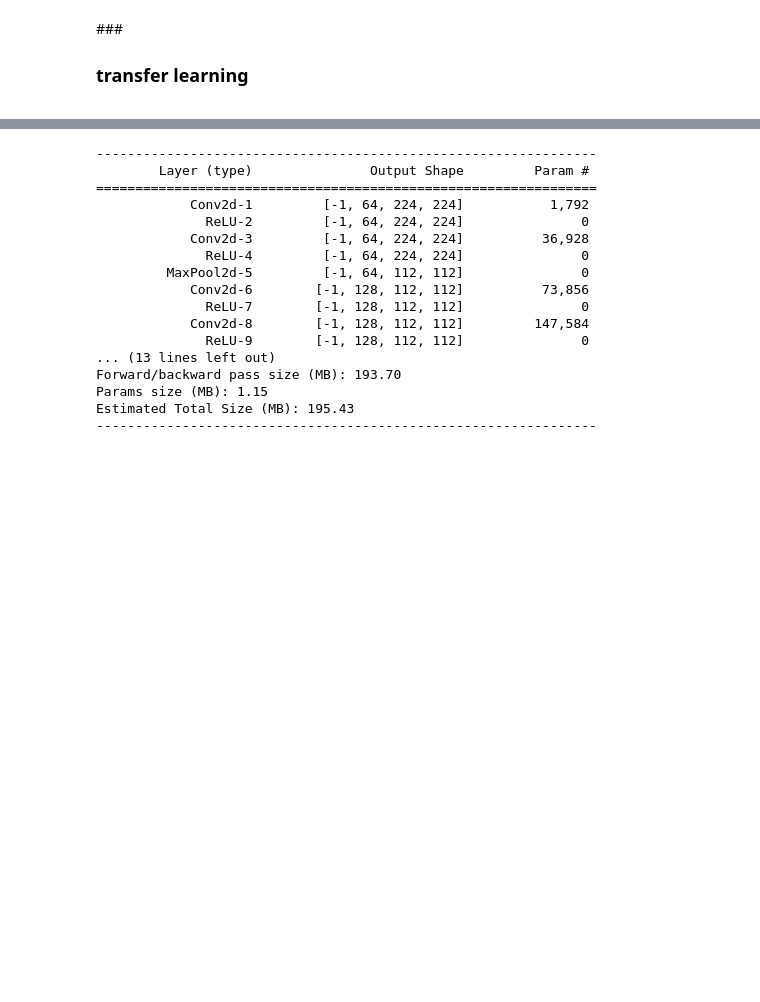
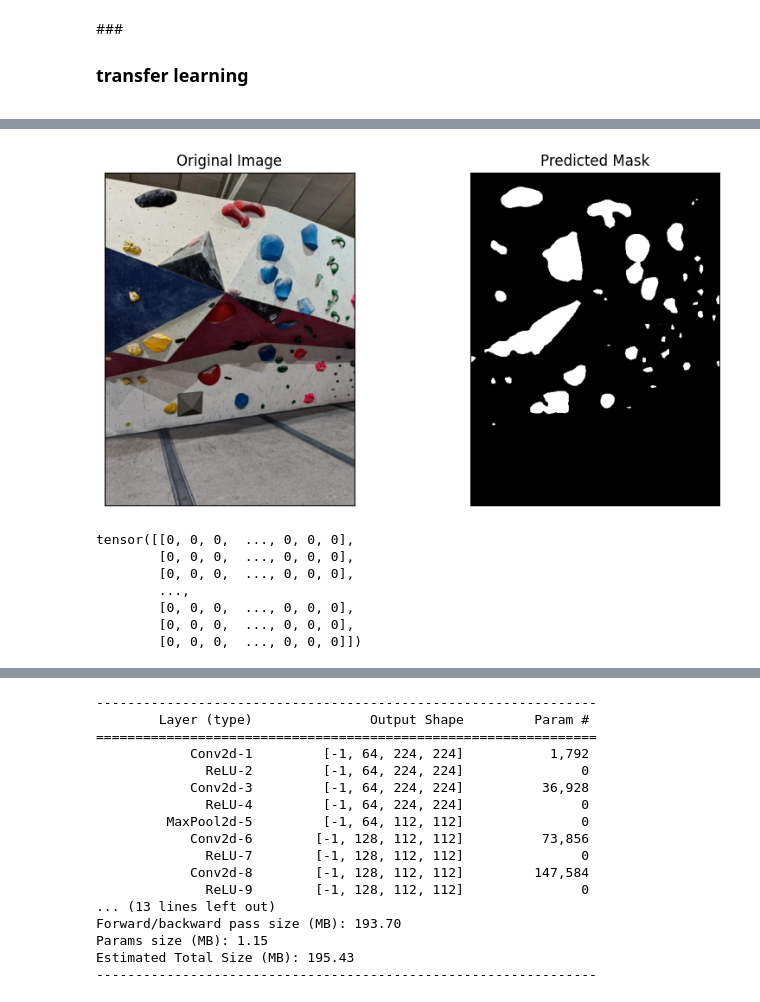
Before and after one commit to ydsyvn/Climbing-Hold-Segmentation, a Jupyter notebook: final_project_hold_segmentation.ipynb, the cells around one changed output, grey strips where cells are left out. Drawn from its saved outputs; the diff is of its cells as text; code cells hidden in the pictures; blank space fills up the shorter version.

```diff
--- a/final_project_hold_segmentation.ipynb
+++ b/final_project_hold_segmentation.ipynb
@@ -185,6 +156,10 @@ model = model.to(device)
 # %%
+# Define the loss function
 criterion = nn.CrossEntropyLoss()
-optimizer = optim.SGD(model.parameters(), lr=0.001, momentum=0.9)
+
+# Define the optimizer
+optimizer = torch.optim.Adam(model.parameters(), lr=0.001)
 # %%
-train_loader = DataLoader(train_dataset, batch_size=4, shuffle=True, num_workers=4)
-val_loader = DataLoader(val_dataset, batch_size=4, shuffle=False, num_workers=4)
+# Create data loaders
+train_loader = DataLoader(train_dataset, batch_size=8, shuffle=True)
+val_loader = DataLoader(val_dataset, batch_size=8, shuffle=False)
@@ -235,0 +207,43 @@ print(f'Accuracy: {eval_accuracy}')
+# %%
+def predict_and_show(model, image, device):
+    model.eval()
+    with torch.no_grad():
+        image = image.to(device)
+        output = model(image.unsqueeze(0))['out']
+        _, predicted = torch.max(output, 1)
+        predicted = predicted.squeeze(0).cpu()
+
+    # Convert the tensor image to PIL image
+    pil_image = F.to_pil_image(image.cpu())
+
+    # Create a subplot
+    fig, axs = plt.subplots(1, 2, figsize=(10, 5))
+
+    # Display the original image
+    axs[0].imshow(pil_image)
+    axs[0].set_title('Original Image')
+
+    # Display the mask
+    axs[1].imshow(predicted, cmap='gray')
+    axs[1].set_title('Predicted Mask')
+
+    # Remove the x and y ticks
+    for ax in axs:
+        ax.set_xticks([])
+        ax.set_yticks([])
+
+    plt.show()
+
+    return predicted
+# %%
+image, _ = val_dataset[12]
+predict_and_show(model, image, 'cuda')
+# %% [output]
+[figure, added]
+tensor([[0, 0, 0,  ..., 0, 0, 0],
+        [0, 0, 0,  ..., 0, 0, 0],
+        [0, 0, 0,  ..., 0, 0, 0],
+        ...,
+        [0, 0, 0,  ..., 0, 0, 0],
+        [0, 0, 0,  ..., 0, 0, 0],
+        [0, 0, 0,  ..., 0, 0, 0]])
```
Also changed, not shown: parts of 46 cells of this notebook.
